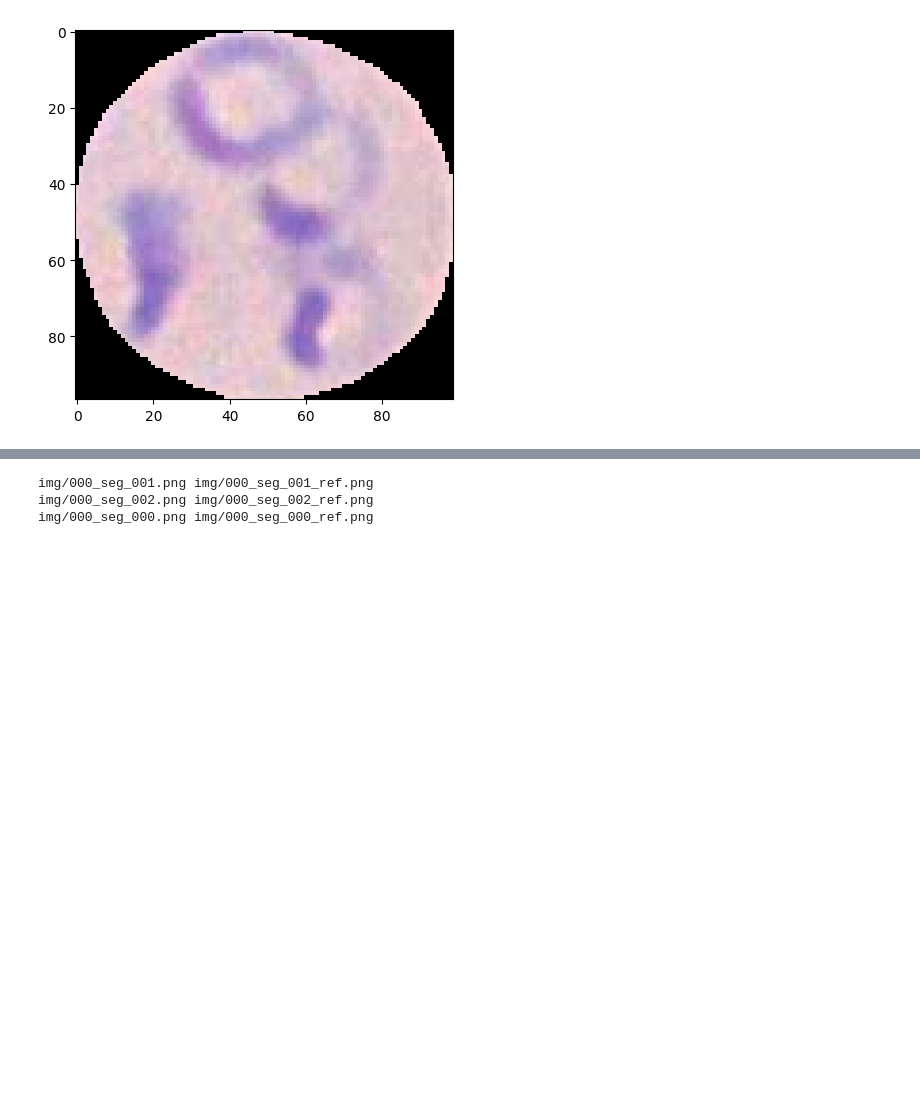
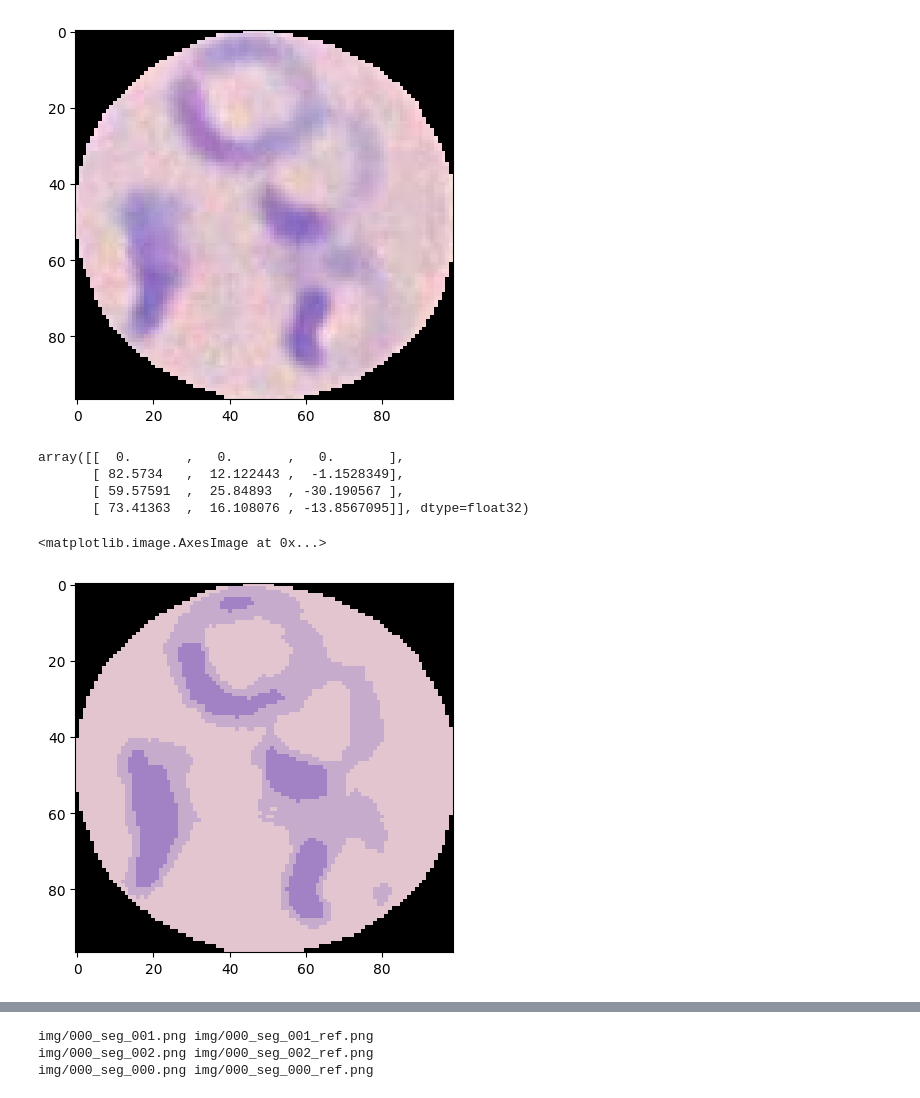
Before and after one commit to asegura4488/CienciaDatos, a Jupyter notebook: Semana6/SegmentacionImagenes.ipynb, the cells around one changed output, grey strips where cells are left out. Saved outputs shown, nothing was run; the diff lists cells and outputs as text; code cells hidden in the pictures; blank space fills up the shorter version.

```diff
--- a/Semana6/SegmentacionImagenes.ipynb
+++ b/Semana6/SegmentacionImagenes.ipynb
@@ -44,0 +53,14 @@ for ref_path in Path(root).rglob("*_ref.png"):
+# %%
+# Definimos funcion de agrupacion
+def kmeans_lab_segments(rgb_float: np.ndarray, K: int = 4, max_iter: int = 60, attemps: int = 20):
+
+  lab = skcolor.rgb2lab(rgb_float)
+  h, w, _ = lab.shape
+  samples = lab.reshape((-1, 3)).astype(np.float32)
+
+  criteria = (cv2.TERM_CRITERIA_EPS + cv2.TERM_CRITERIA_MAX_ITER, max_iter, 1.0)
+  compactess, labels, centers = cv2.kmeans(samples, K, None, criteria, attemps, cv2.KMEANS_PP_CENTERS)
+  labels = labels.flatten()
+  segmented_lab = centers[labels.flatten()].reshape((h,w,3))
+
+  return labels, centers, segmented_lab, lab
@@ -50,3 +98,17 @@ plt.imshow(img)
 # %% [output]
 <matplotlib.image.AxesImage at 0x...>
 [figure]
+# %%
+labels, centers, segmented_lab, lab_img = kmeans_lab_segments(img,K=4)
+centers
+# %% [output]
+array([[  0.       ,   0.       ,   0.       ],
+       [ 82.5734   ,  12.122443 ,  -1.1528349],
+       [ 59.57591  ,  25.84893  , -30.190567 ],
+       [ 73.41363  ,  16.108076 , -13.8567095]], dtype=float32)
+# %%
+seg_rgb = skcolor.lab2rgb(segmented_lab)
+plt.imshow(seg_rgb)
+# %% [output]
+<matplotlib.image.AxesImage at 0x...>
+[figure, added]
```
Also changed, not shown: parts of 6 cells of this notebook.
